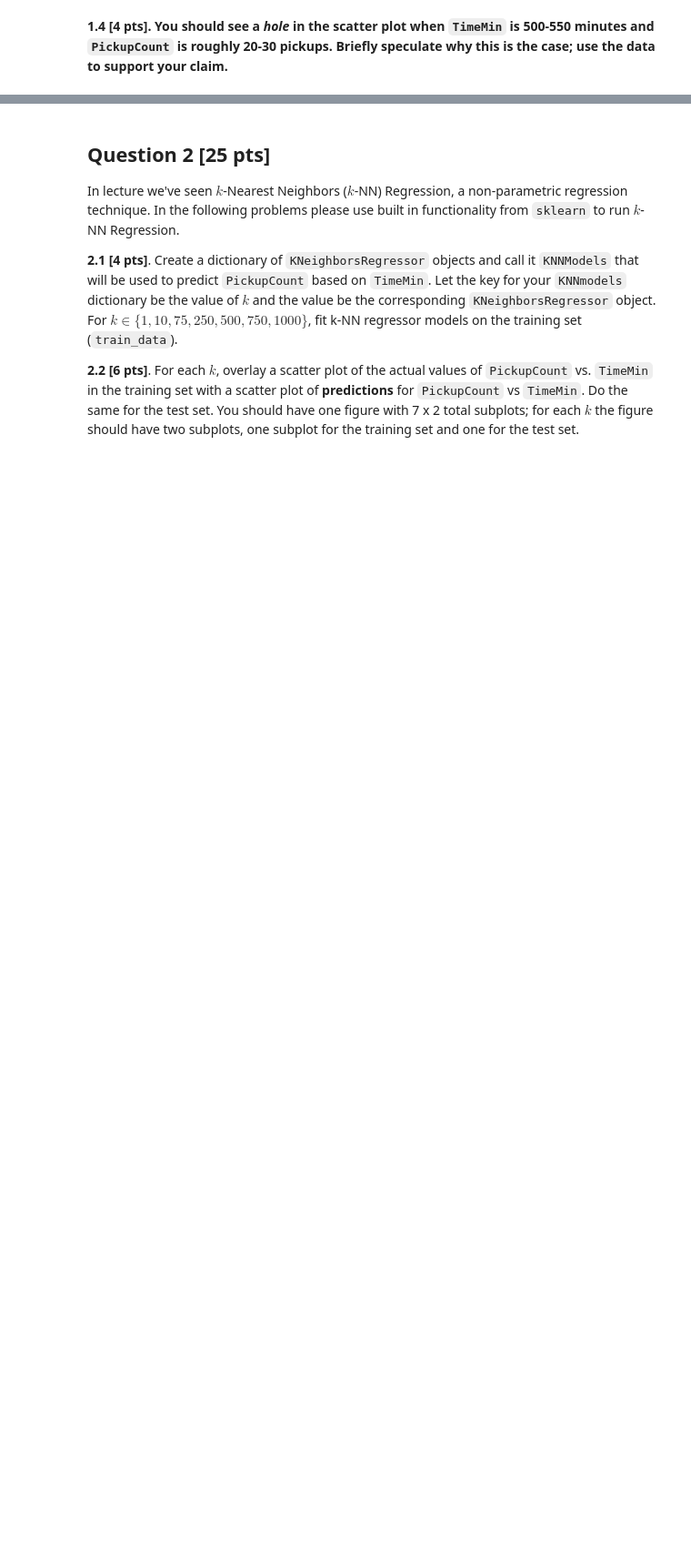
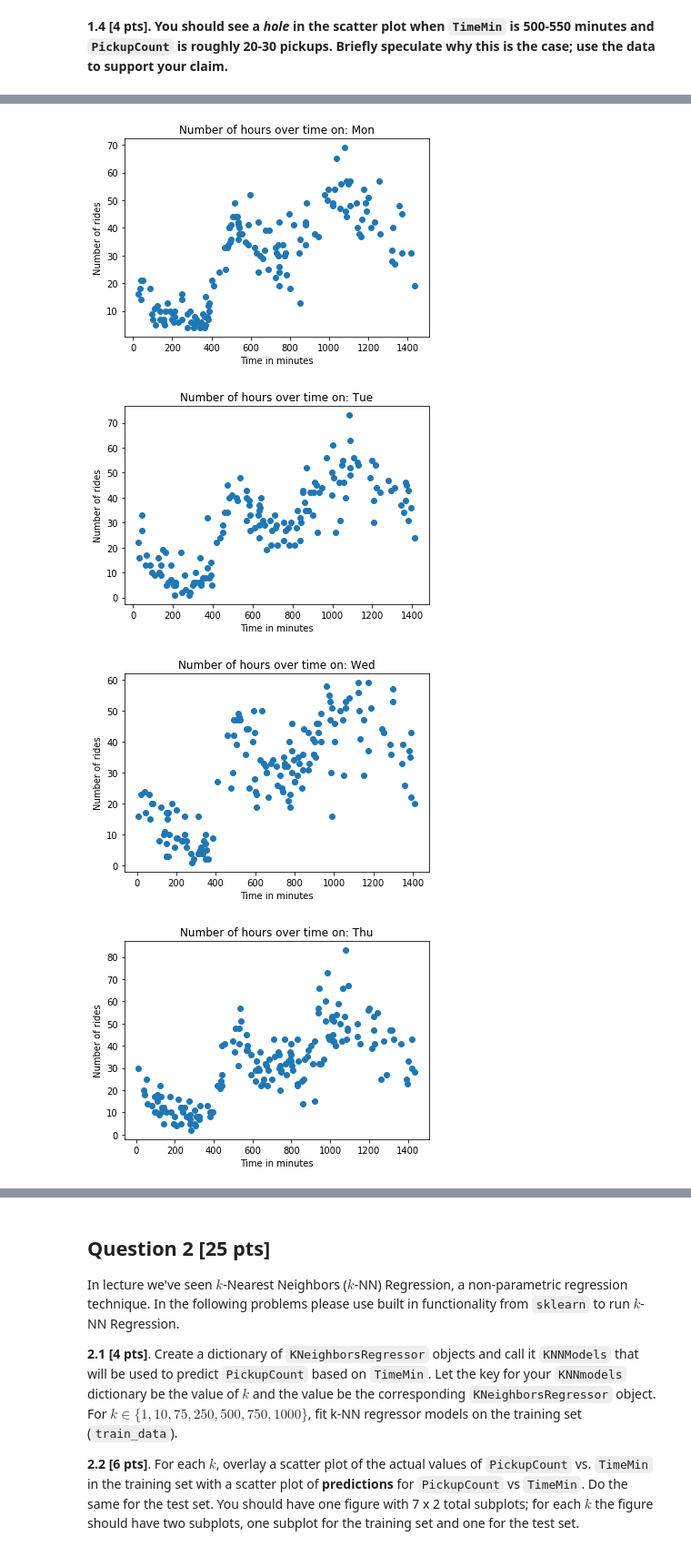
Before and after one commit to CreditPy/2021-s109a, a Jupyter notebook: cs_s109a_hw2/cs_s109a_hw2.ipynb, the cells around one changed output, grey strips where cells are left out. Shown: that part at 91% size. Drawn from its saved outputs; the diff is of its cells as text; code cells hidden in the pictures; blank space fills up the shorter version.

```diff
--- a/cs_s109a_hw2/cs_s109a_hw2.ipynb
+++ b/cs_s109a_hw2/cs_s109a_hw2.ipynb
@@ -84,0 +133,16 @@ We will fit regression models that use the time of the day (in minutes) as a pre
+# %%
+days = ['Mon','Tue', 'Wed', 'Thu', 'Fri', 'Sat', 'Sun']
+
+for day in days:
+    one_day_data = data[data["Day"] == day]
+    plt.scatter(one_day_data['TimeMin'],one_day_data['PickupCount'])
+    title = "Number of hours over time on: " + day
+    plt.title(title)
+    plt.xlabel("Time in minutes")
+    plt.ylabel("Number of rides")
+    plt.show()
+# %% [output]
+[figure, added]
+[figure, added]
+[figure, added]
+[figure, added]
```
Also changed, not shown: parts of 17 cells of this notebook.
